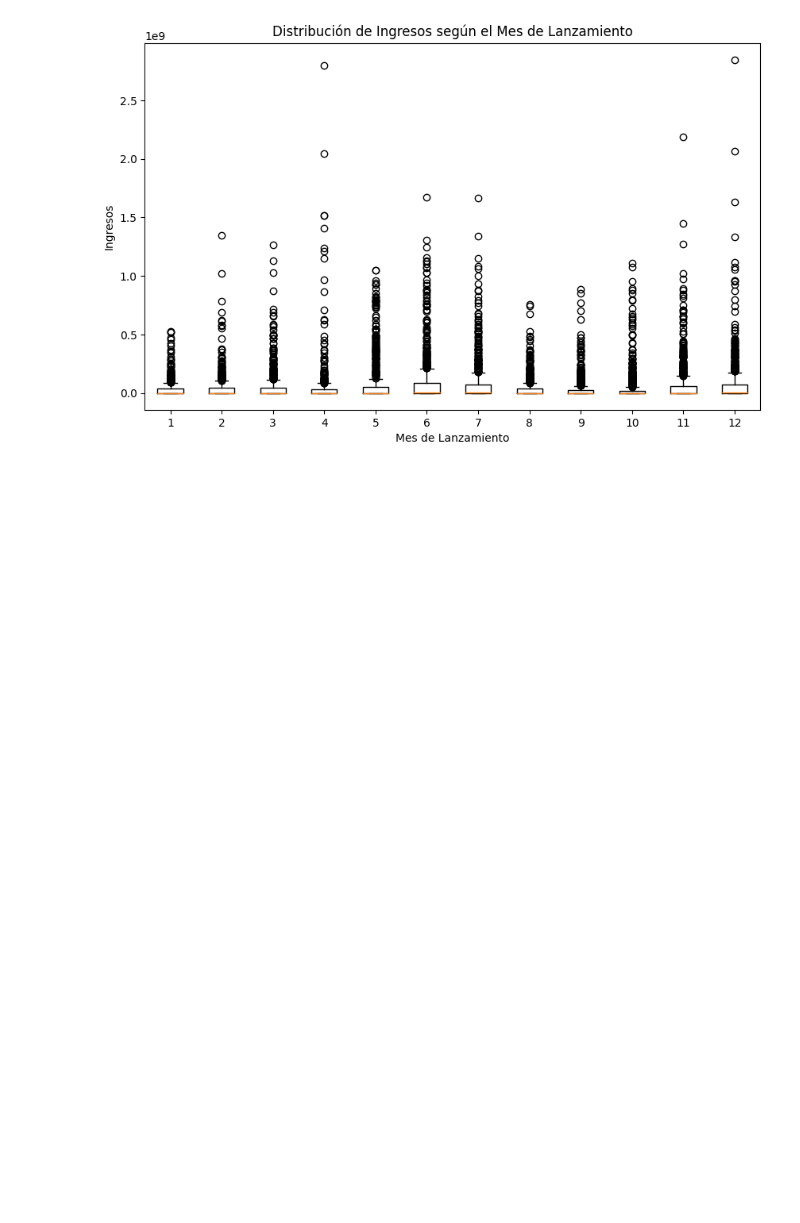
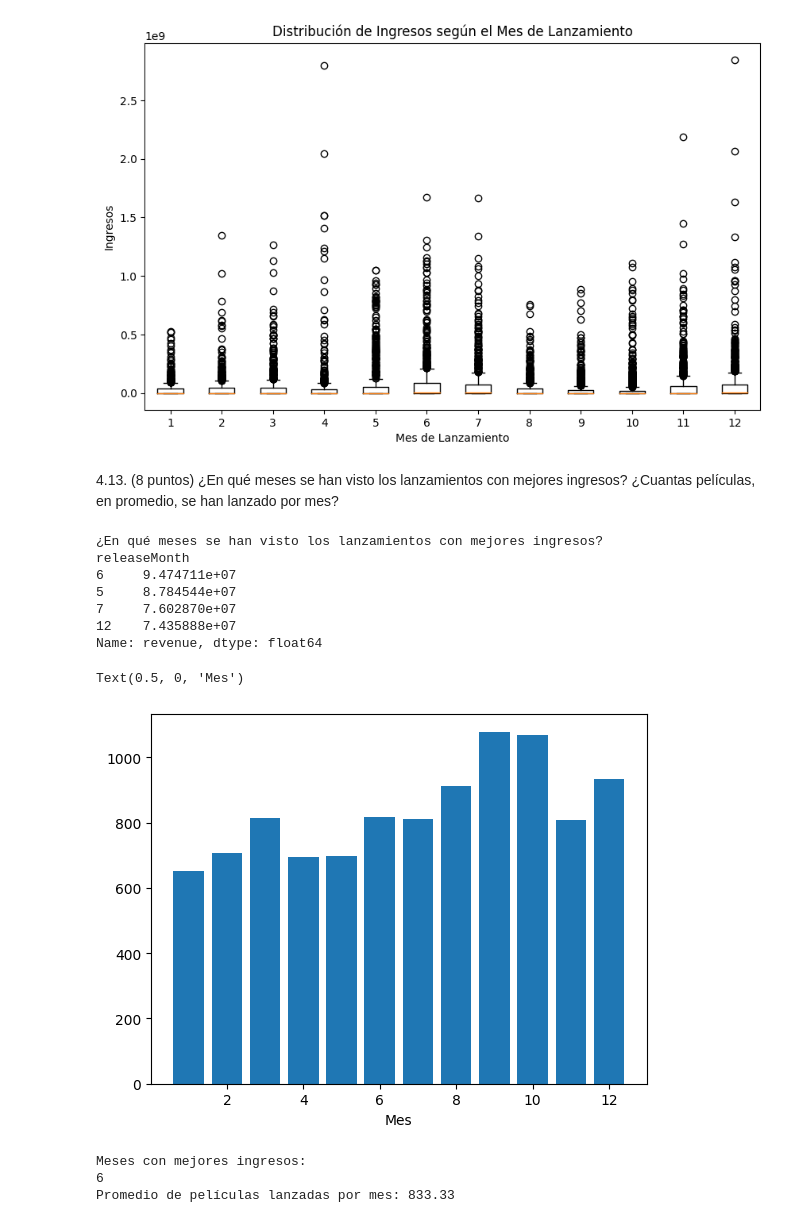
Before and after one commit to estebandonis/HT1-MineriadeDatos, a Jupyter notebook: ht1.ipynb, the cells around one changed output. Saved outputs shown, nothing was run; the diff lists cells and outputs as text; code cells hidden in the pictures; blank space fills up the shorter version.

```diff
--- a/ht1.ipynb
+++ b/ht1.ipynb
@@ -487,3 +487,52 @@ plt.title("Distribución de Ingresos según el Mes de Lanzamiento")
 plt.show()
 # %% [output]
 [figure]
+# %% [markdown]
+4.13. (8 puntos) ¿En qué meses se han visto los lanzamientos con mejores ingresos? ¿Cuantas películas, en promedio, se han lanzado por mes?
+# %%
+print("¿En qué meses se han visto los lanzamientos con mejores ingresos?")
+df["releaseMonth"] = pd.to_datetime(df["releaseDate"]).dt.month
+df["revenue"] = pd.to_numeric(df["revenue"])
+
+best_months = df.groupby("releaseMonth")["revenue"].mean().sort_values(ascending=False).head(4)
+print(best_months)
+
+# Crear el gráfico de barras
+bymonth = df.groupby("releaseMonth")["id"].count()
+plt.bar(bymonth.index, bymonth.values)
+plt.xlabel('Mes')
+# %% [output]
+¿En qué meses se han visto los lanzamientos con mejores ingresos?
+releaseMonth
+6     9.474711e+07
+5     8.784544e+07
+7     7.602870e+07
+12    7.435888e+07
+Name: revenue, dtype: float64
+Text(0.5, 0, 'Mes')
+[figure, added]
+# %%
+# Extraer el mes de lanzamiento y los ingresos de las películas
+df["releaseMonth"] = pd.to_datetime(df["releaseDate"]).dt.month
+df["revenue"] = pd.to_numeric(df["revenue"])
+
+# Calcular los ingresos promedio por mes
+average_revenue_by_month = df.groupby("releaseMonth")["revenue"].mean()
+
+# Encontrar el mes con los mayores ingresos
+best_months = average_revenue_by_month[average_revenue_by_month == average_revenue_by_month.max()].index
+
+# Calcular el promedio de películas lanzadas por mes
+average_movies_per_month = df["releaseMonth"].value_counts().mean()
+
+# Imprimir los meses con los mejores ingresos
+print("Meses con mejores ingresos:")
+for month in best_months:
+    print(month)
+
+# Imprimir el promedio de películas lanzadas por mes
+print(f"Promedio de películas lanzadas por mes: {average_movies_per_month:.2f}")
+# %% [output]
+Meses con mejores ingresos:
+6
+Promedio de películas lanzadas por mes: 833.33
```
Also changed, not shown: parts of 2 cells of this notebook.
